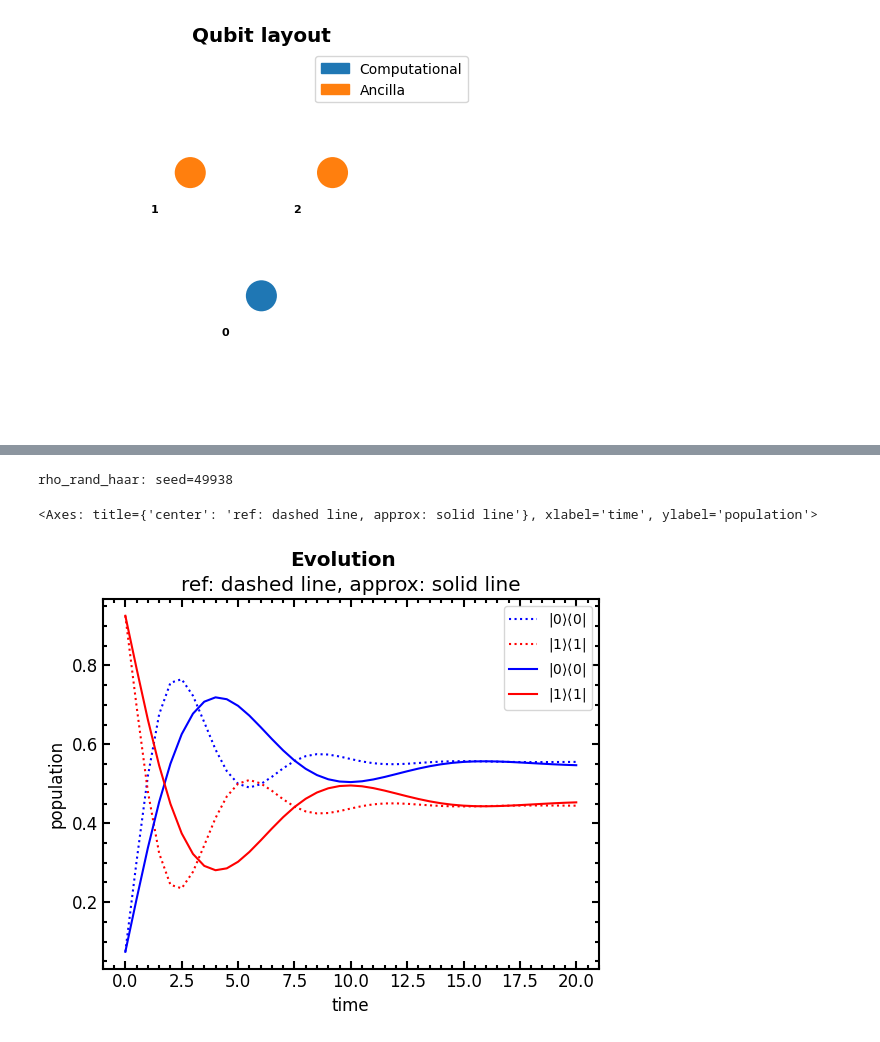
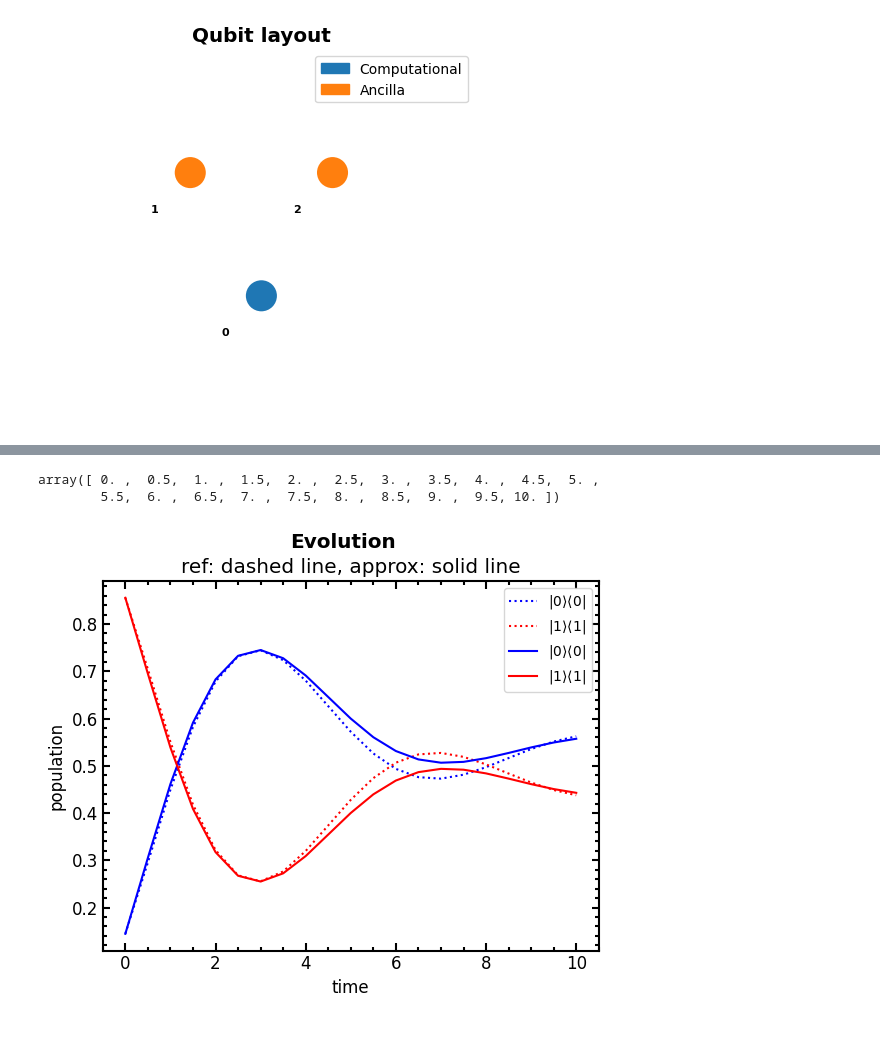
Before and after one commit to davidvrchen/quantum-channel-approximation, a Jupyter notebook: results/decay_one_qubit/both.ipynb, the cells around one changed output, grey strips where cells are left out. Cells and saved outputs as stored; diff of their text form; code cells hidden in the pictures.

```diff
--- a/results/decay_one_qubit/both.ipynb
+++ b/results/decay_one_qubit/both.ipynb
@@ -7,7 +5,7 @@ random_rho0s: setting seed=57829
 # %%
 qubits = TriangularLayoutAB(m=1, cutoff=1, distance=0.9)
 operations = [("rz", "AB"), ("rx", "AB"), ("rz", "AB"), ("ryd ent", "")]
-circuit = unitary_circuit_fac(qubits, operations, repeats=1, depth=5)
+circuit = unitary_circuit_fac(qubits, operations, repeats=1, depth=10)
 # %%
 qubits.show_layout()
 # %% [output]
@@ -45,18 +72,19 @@ errors = np.load("both_errors.npy")
 # %%
-rho0 = rho_rand_haar(1)
+rho0 = rho_rand_haar(1, 4)
 evolver = evolver_fac(circuit, theta_opt)
-rhos = evolver(40, rho0)
+rhos = evolver(20, rho0)
 
-Os = [O.full() for O in create_readout_computational_basis(1)]
+Os = [O.full() for O in create_observables_comp_basis(1)]
 
 ess = measure_rhos(rhos, Os)
-rho_ref_s, ts = solve_lindblad_rho0(rho0, delta_t=0.5, N=40, s=system)
+rho_ref_s, ts = solve_lindblad_rho0(rho0, delta_t=0.5, N=20, s=system, jump_opers=jump_oper)
 e_ref_ss = measure_rhos([r.full() for r in rho_ref_s], Os)
-compare_ess((ts, ess, "approx"), (ts, e_ref_ss, "ref"), labels=computation_basis_labels(1))
+compare_ess((ts, ess, "approx"), (ts, e_ref_ss, "ref"), labels=comp_basis_labels(1))
+ts
 # %% [output]
-rho_rand_haar: seed=49938
+array([ 0. ,  0.5,  1. ,  1.5,  2. ,  2.5,  3. ,  3.5,  4. ,  4.5,  5. ,
+        5.5,  6. ,  6.5,  7. ,  7.5,  8. ,  8.5,  9. ,  9.5, 10. ])
-<Axes: title={'center': 'ref: dashed line, approx: solid line'}, xlabel='time', ylabel='population'>
-[figure, old version]
+[figure, new version]
 # %%
 plt.loglog(errors)
 # %% [output]
```
Also changed, not shown: parts of 6 cells of this notebook, 5 other files.
